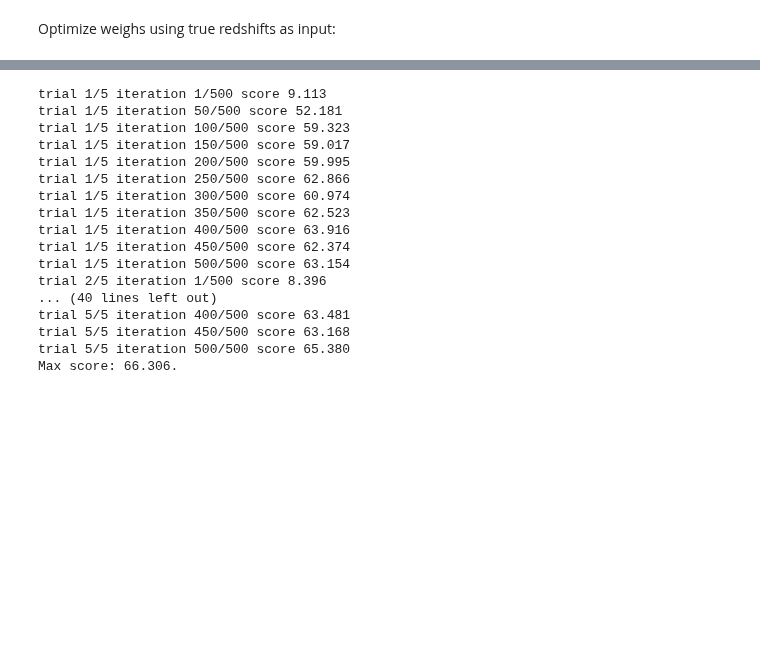
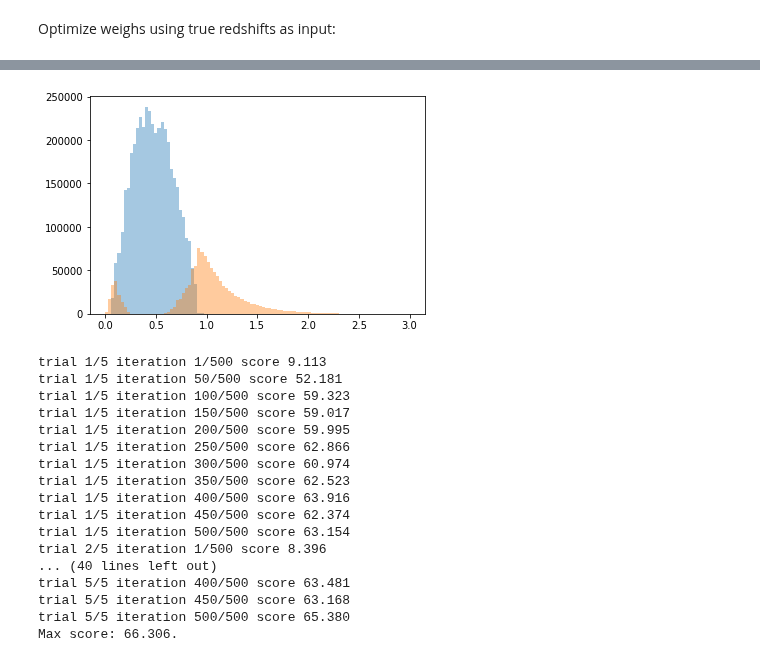
Before and after one commit to dkirkby/zotbin, a Jupyter notebook: Refine.ipynb, the cells around one changed output, grey strips where cells are left out. Drawn from its saved outputs; the diff is of its cells as text; code cells hidden in the pictures; blank space fills up the shorter version.

Commit message:
save optimized 2,4,8-bin labels

```diff
--- a/Refine.ipynb
+++ b/Refine.ipynb
@@ -152,3 +144,9 @@ Max score: 62.672.
+# %%
+labels2 = get_labels(zbuz, wbest2)
+plot_labels(zbuz, labels2)
+np.save('buzzard_labels2.npy', labels2.astype(np.uint8))
+# %% [output]
+[figure, added]
 # %%
 wbest4 = wbest.copy()
 # %%
```
Also changed, not shown: parts of 6 cells of this notebook.
